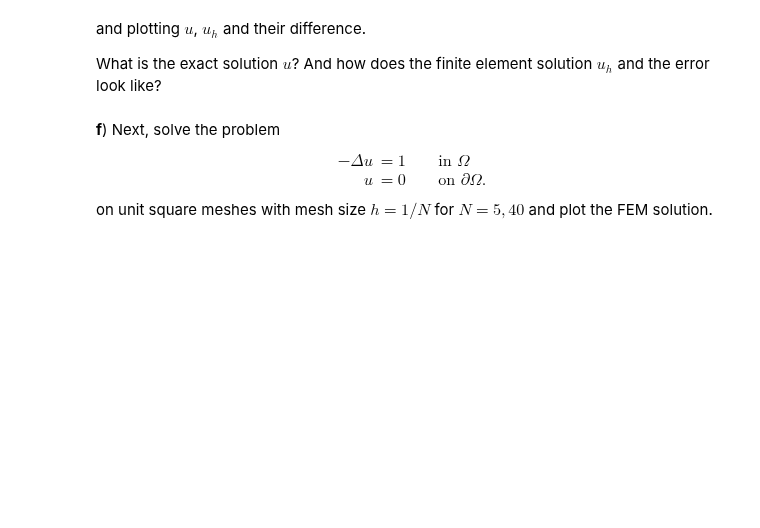
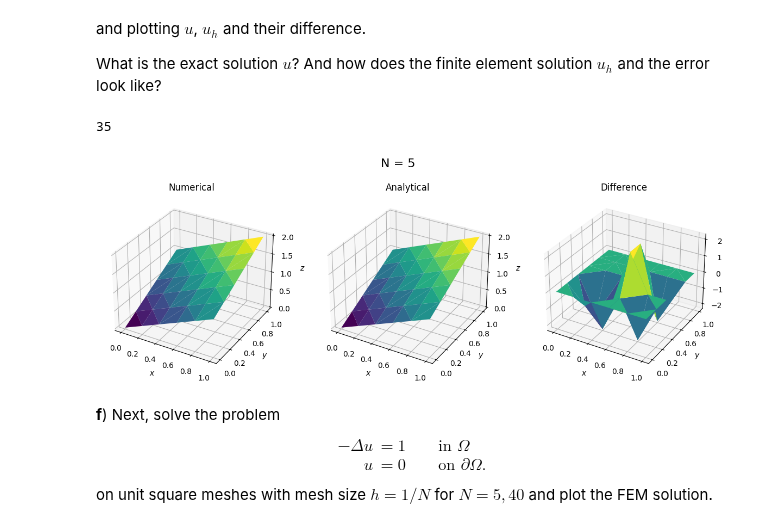
Before and after one commit to todj107/NumPDE, a Jupyter notebook: lab_4_mjunk/lab_04_part_2_mjunk.ipynb, the cells around one changed output. Cells and saved outputs as stored; diff of their text form; code cells hidden in the pictures; blank space fills up the shorter version.

```diff
--- a/lab_4_mjunk/lab_04_part_2_mjunk.ipynb
+++ b/lab_4_mjunk/lab_04_part_2_mjunk.ipynb
@@ -256,8 +362,8 @@ Example of evaluation of $g_D$ at Dirichlet nodes
 P, T = mt.unitsquare_mesh(5)
 
 # Extract mesh coordinates
-X = ...
-Y = ...
+X = P[:,0]
+Y = P[:,1]
 
 # Define/use your on_dirichlet_boundary and extract_nodes functions
 # to compute the dirichlet nodes
@@ -288,6 +396,7 @@ def apply_bcs(A, b, dirichlet_nodes, g_D_values):
     # extracts a part of the diagonal corresponding to passes indices in
     # dirichlet_nodes and set them to 1
     A[dirichlet_nodes, dirichlet_nodes] = 1
+    return A, b
 # %% [markdown]
 **e**) Next, do a first check of the correctness of your implementation by solving
 # %% [markdown]
@@ -299,6 +408,56 @@ def apply_bcs(A, b, dirichlet_nodes, g_D_values):
 and plotting $u$, $u_h$ and their difference.
 
 What is the exact solution $u$? And how does the finite element solution $u_h$ and the error look like?
+# %%
+# Numpy way to define constant functions such that an
+# array of constants is returned if x,y were arrays.
+def f(x,y):
+    return 0*np.ones_like(x)
+# %%
+N = 5
+x = np.linspace(0,1,1000)
+y = np.linspace(0,1,1000)
+
+#Analytical solution
+u_anal = lambda x,y : x+y
+
+# Define mesh
+P, T = mt.unitsquare_mesh(N)
+
+
+#Coefficent a(x)
+a = lambda x: 1
+
+#Dirichlet BC
+g_D = lambda x,y : x+y
+
+A = assemble_stiffness_matrix(P, T, a)
+b = assemble_load_vector(P, T, f, 0)
+
+rank = np.linalg.matrix_rank(A)
+print(rank)
+
+# Define/use your on_dirichlet_boundary and extract_nodes functions
+# to compute the dirichlet nodes
+dirichlet_nodes = extract_nodes(P,on_dirichlet_boundary)
+
+# Extract coordinates associated with Dirichlet nodes
+# using an array slicing operation
+X_dc = X[dirichlet_nodes]
+Y_dc = Y[dirichlet_nodes]
+
+# Evaluate g at boundary nodes and
+g_D_values = g_D(X_dc, Y_dc)
+
+#Apply boundary condition to load vector and stiffnes matrix.
+A, b = apply_bcs(A,b, dirichlet_nodes, g_D_values)
+
+A_csr = csr_matrix(A)
+U = spsolve(A_csr,b)
+plot_comparison_2D(X,Y,U,u_anal(X,Y),T,N,"Numerical","Analytical")
+# %% [output]
+35
+[figure, added]
 # %% [markdown]
 **f**) Next, solve the problem
 \begin{alignat*}{3}
```
Also changed, not shown: parts of 10 cells of this notebook.
